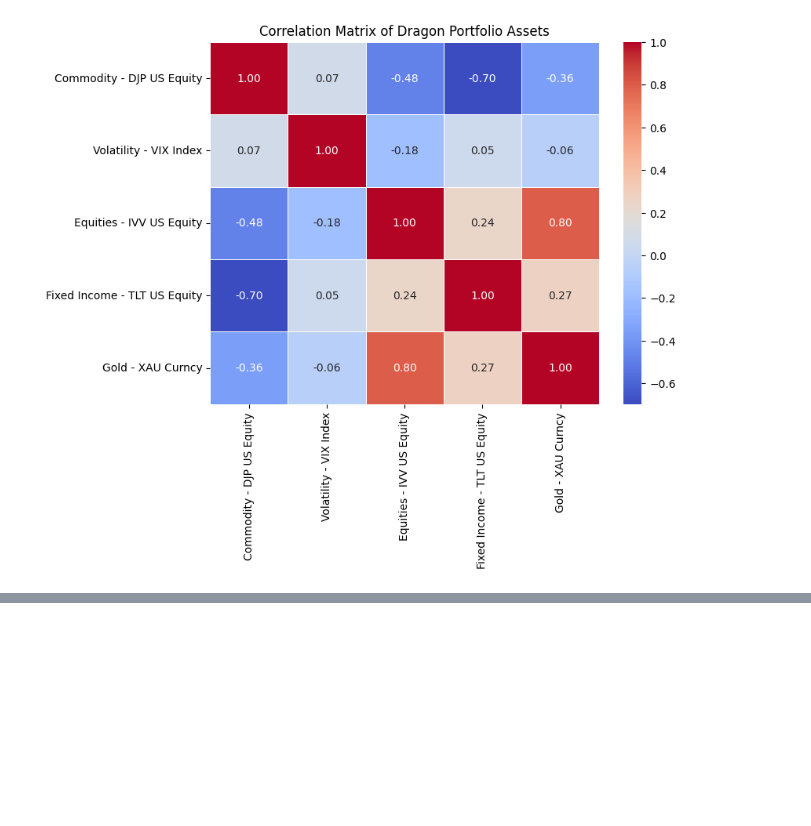
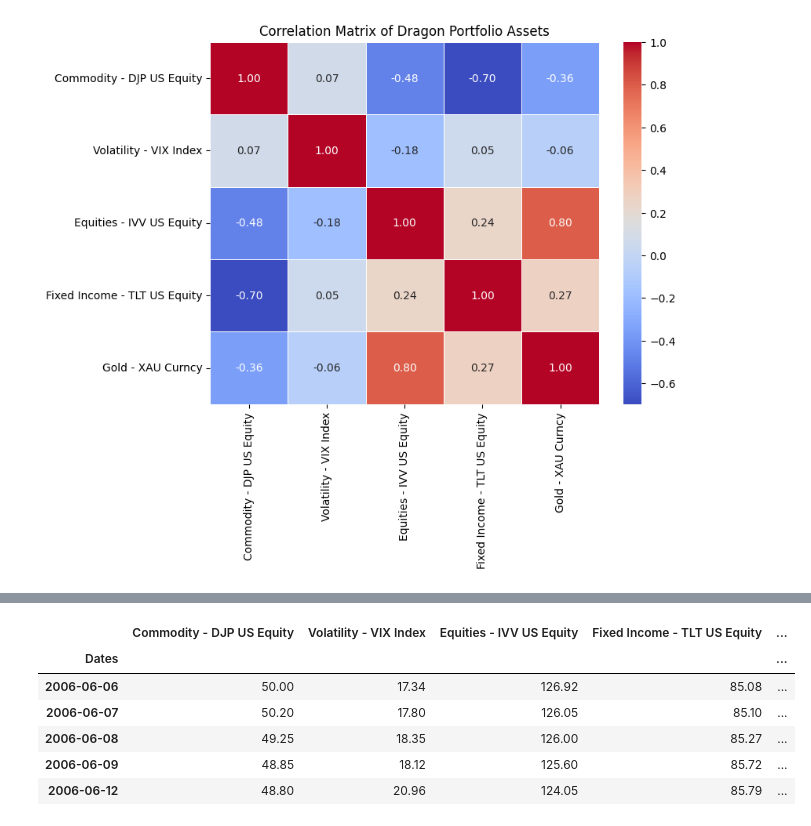
Before and after one commit to tommattoo/Dragon-Portfolio, a Jupyter notebook: dragon-portfolio.ipynb, the cells around one changed output, grey strips where cells are left out. Cells and saved outputs as stored; diff of their text form; code cells hidden in the pictures; blank space fills up the shorter version.

```diff
--- a/dragon-portfolio.ipynb
+++ b/dragon-portfolio.ipynb
@@ -126,0 +170,10 @@ dtype: float64
+# %%
+dragon_portfolio.head()
+# %% [output]
+|  | Commodity - DJP US Equity | Volatility - VIX Index | Equities - IVV US Equity | Fixed Income - TLT US Equity | ... |
+| Dates |  |  |  |  | ... |
+| 2006-06-06 | 50.00 | 17.34 | 126.92 | 85.08 | ... |
+| 2006-06-07 | 50.20 | 17.80 | 126.05 | 85.10 | ... |
+| 2006-06-08 | 49.25 | 18.35 | 126.00 | 85.27 | ... |
+| 2006-06-09 | 48.85 | 18.12 | 125.60 | 85.72 | ... |
+| 2006-06-12 | 48.80 | 20.96 | 124.05 | 85.79 | ... |
```
Also changed, not shown: parts of 5 cells of this notebook.
